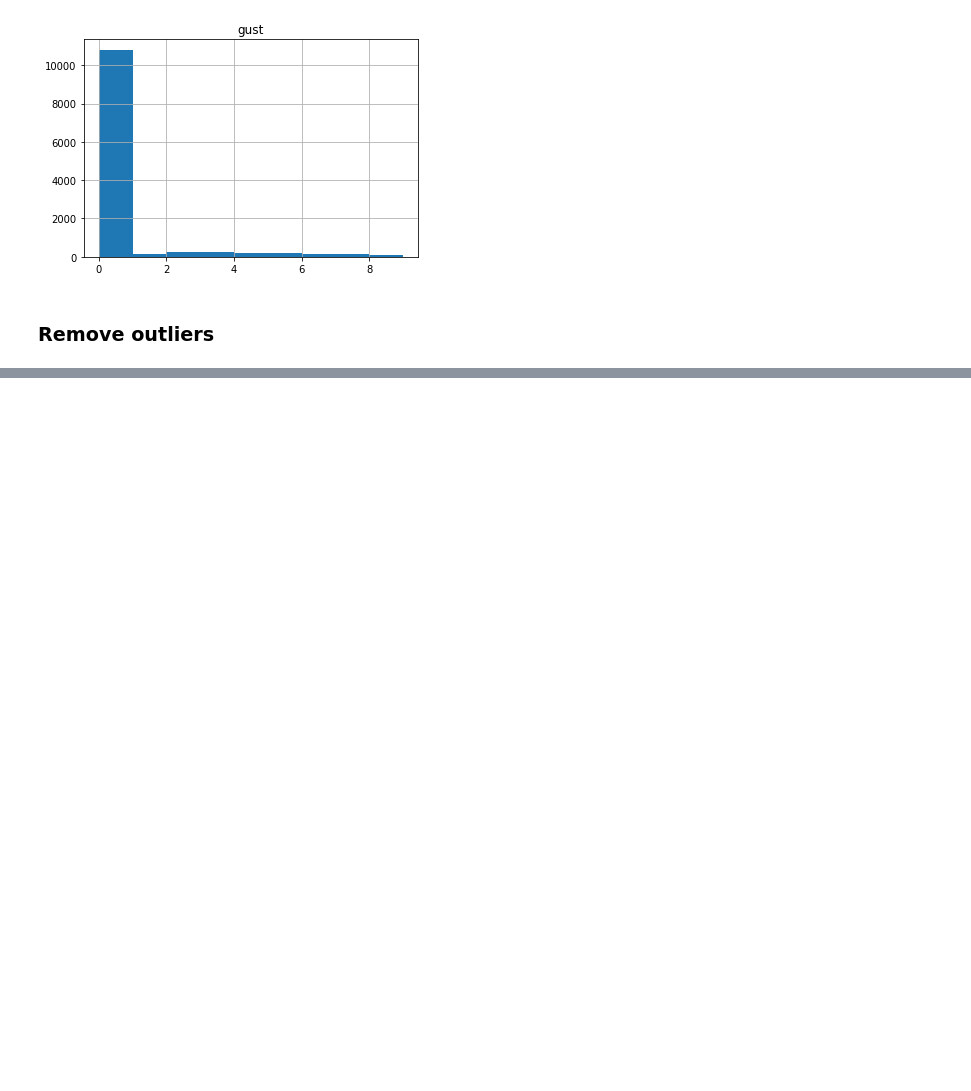
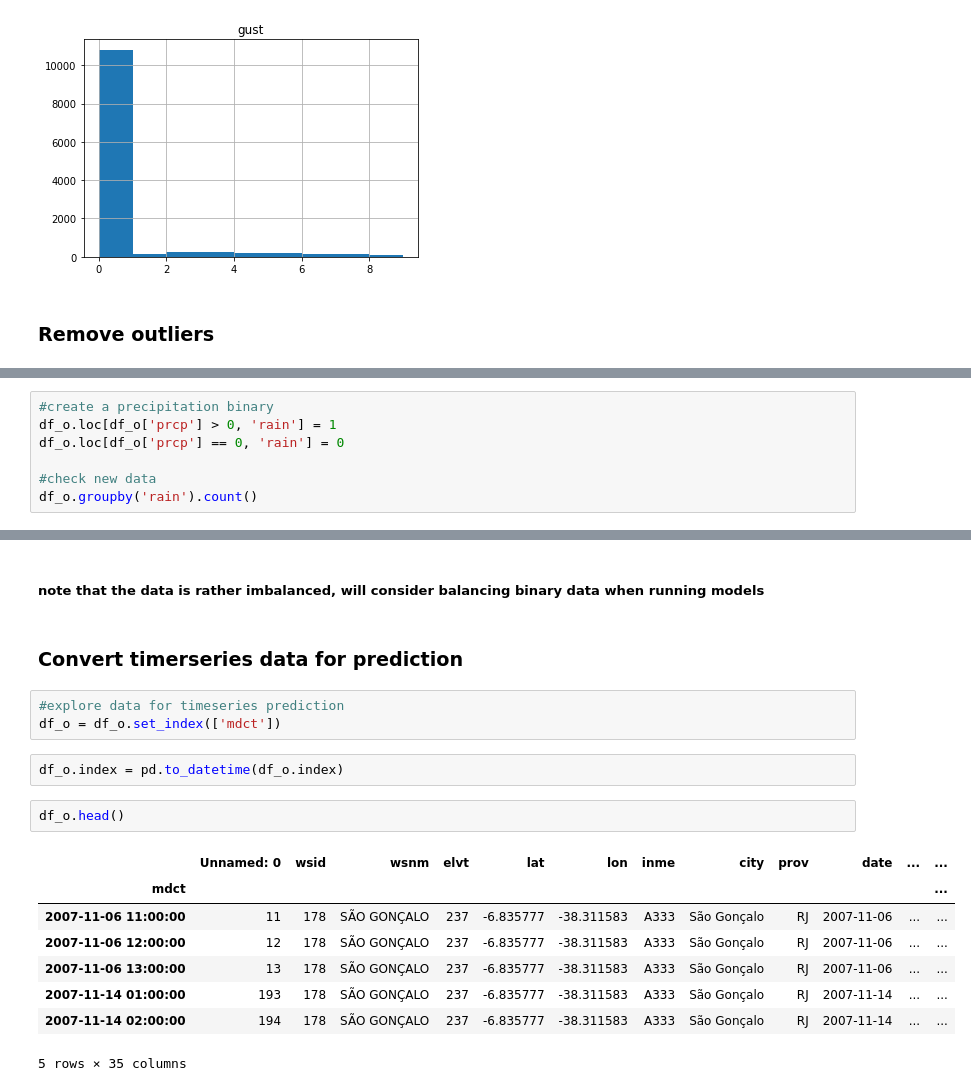
Before and after one commit to shibby576/wild_data_science, a Jupyter notebook: Assignment_2.ipynb, the cells around one changed output, grey strips where cells are left out. Saved outputs shown, nothing was run; the diff lists cells and outputs as text; blank space fills up the shorter version.

```diff
--- a/Assignment_2.ipynb
+++ b/Assignment_2.ipynb
@@ -345,0 +417,7 @@ Name: gust, dtype: float64
+# %%
+#create a precipitation binary
+df_o.loc[df_o['prcp'] > 0, 'rain'] = 1
+df_o.loc[df_o['prcp'] == 0, 'rain'] = 0
+
+#check new data
+df_o.groupby('rain').count()
@@ -346 +430,21 @@ Name: gust, dtype: float64
+# %% [markdown]
+##### note that the data is rather imbalanced, will consider balancing binary data when running models
+# %% [markdown]
+### Convert timerseries data for prediction
+# %%
+#explore data for timeseries prediction
+df_o = df_o.set_index(['mdct'])
+# %%
+df_o.index = pd.to_datetime(df_o.index)
+# %%
+df_o.head()
+# %% [output]
+|  | Unnamed: 0 | wsid | wsnm | elvt | lat | lon | inme | city | prov | date | ... | ... |
+| mdct |  |  |  |  |  |  |  |  |  |  |  | ... |
+| 2007-11-06 11:00:00 | 11 | 178 | SÃO GONÇALO | 237 | -6.835777 | -38.311583 | A333 | São Gonçalo | RJ | 2007-11-06 | ... | ... |
+| 2007-11-06 12:00:00 | 12 | 178 | SÃO GONÇALO | 237 | -6.835777 | -38.311583 | A333 | São Gonçalo | RJ | 2007-11-06 | ... | ... |
+| 2007-11-06 13:00:00 | 13 | 178 | SÃO GONÇALO | 237 | -6.835777 | -38.311583 | A333 | São Gonçalo | RJ | 2007-11-06 | ... | ... |
+| 2007-11-14 01:00:00 | 193 | 178 | SÃO GONÇALO | 237 | -6.835777 | -38.311583 | A333 | São Gonçalo | RJ | 2007-11-14 | ... | ... |
+| 2007-11-14 02:00:00 | 194 | 178 | SÃO GONÇALO | 237 | -6.835777 | -38.311583 | A333 | São Gonçalo | RJ | 2007-11-14 | ... | ... |
+5 rows × 35 columns
 # %%
```
Also changed, not shown: parts of 19 cells of this notebook.
